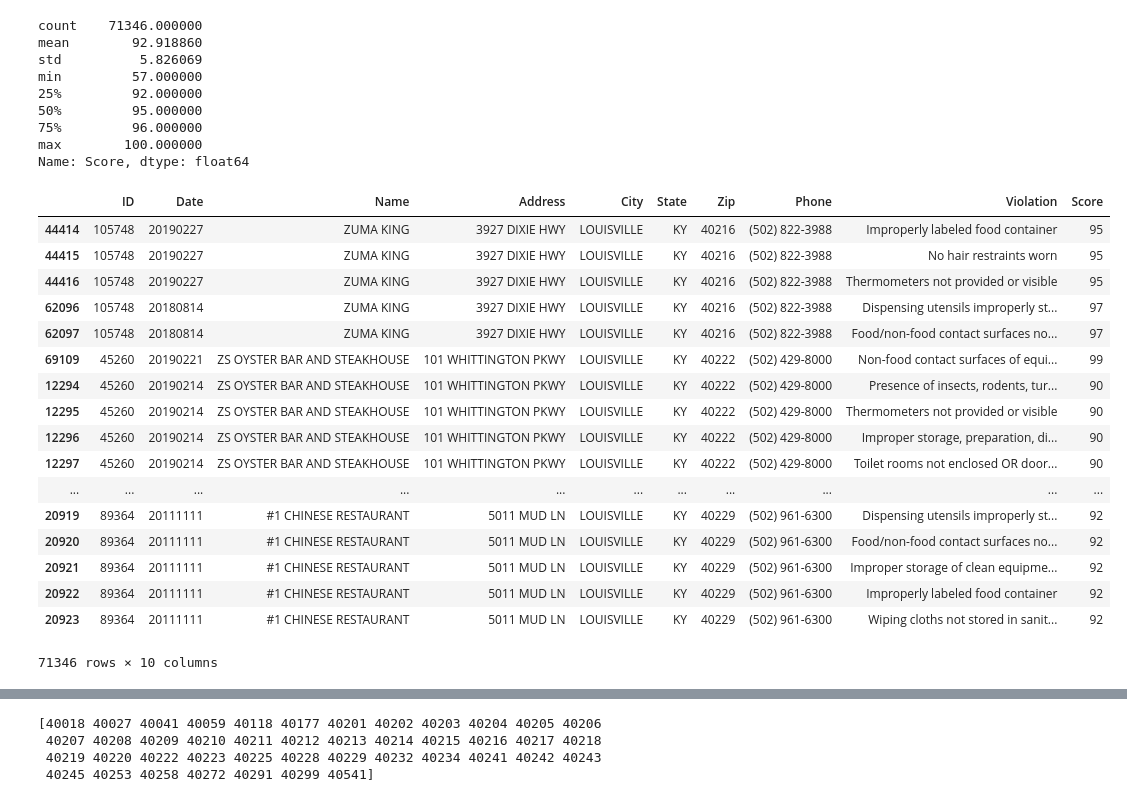
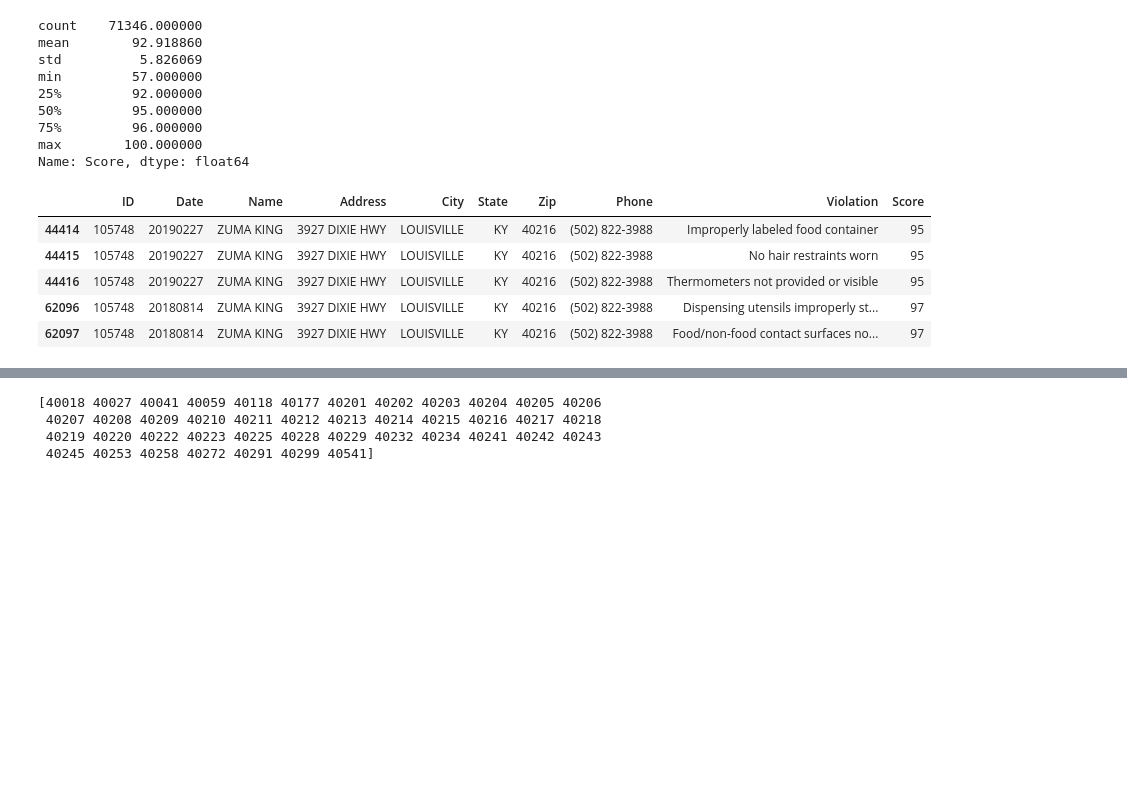
Before and after one commit to jordan-cole/Lou_Health_Inpections, a Jupyter notebook: Health Inspection Data Analysis.ipynb, the cells around one changed output, grey strips where cells are left out. Cells and saved outputs as stored; diff of their text form; code cells hidden in the pictures; blank space fills up the shorter version.

```diff
--- a/Health Inspection Data Analysis.ipynb
+++ b/Health Inspection Data Analysis.ipynb
@@ -144,23 +155,11 @@ max        100.000000
 Name: Score, dtype: float64
 # %%
 df = df.sort_values(by=['Name','Date'], ascending=False)
-df
+df.head()
 # %% [output]
 |  | ID | Date | Name | Address | City | State | Zip | Phone | Violation | Score |
 | 44414 | 105748 | 20190227 | ZUMA KING | 3927 DIXIE HWY | LOUISVILLE | KY | 40216 | (502) 822-3988 | Improperly labeled food container | 95 |
 | 44415 | 105748 | 20190227 | ZUMA KING | 3927 DIXIE HWY | LOUISVILLE | KY | 40216 | (502) 822-3988 | No hair restraints worn | 95 |
 | 44416 | 105748 | 20190227 | ZUMA KING | 3927 DIXIE HWY | LOUISVILLE | KY | 40216 | (502) 822-3988 | Thermometers not provided or visible | 95 |
 | 62096 | 105748 | 20180814 | ZUMA KING | 3927 DIXIE HWY | LOUISVILLE | KY | 40216 | (502) 822-3988 | Dispensing utensils improperly st... | 97 |
 | 62097 | 105748 | 20180814 | ZUMA KING | 3927 DIXIE HWY | LOUISVILLE | KY | 40216 | (502) 822-3988 | Food/non-food contact surfaces no... | 97 |
-| 69109 | 45260 | 20190221 | ZS OYSTER BAR AND STEAKHOUSE | 101 WHITTINGTON PKWY | LOUISVILLE | KY | 40222 | (502) 429-8000 | Non-food contact surfaces of equi... | 99 |
-| 12294 | 45260 | 20190214 | ZS OYSTER BAR AND STEAKHOUSE | 101 WHITTINGTON PKWY | LOUISVILLE | KY | 40222 | (502) 429-8000 | Presence of insects, rodents, tur... | 90 |
-| 12295 | 45260 | 20190214 | ZS OYSTER BAR AND STEAKHOUSE | 101 WHITTINGTON PKWY | LOUISVILLE | KY | 40222 | (502) 429-8000 | Thermometers not provided or visible | 90 |
-| 12296 | 45260 | 20190214 | ZS OYSTER BAR AND STEAKHOUSE | 101 WHITTINGTON PKWY | LOUISVILLE | KY | 40222 | (502) 429-8000 | Improper storage, preparation, di... | 90 |
-| 12297 | 45260 | 20190214 | ZS OYSTER BAR AND STEAKHOUSE | 101 WHITTINGTON PKWY | LOUISVILLE | KY | 40222 | (502) 429-8000 | Toilet rooms not enclosed OR door... | 90 |
-| ... | ... | ... | ... | ... | ... | ... | ... | ... | ... | ... |
-| 20919 | 89364 | 20111111 | #1 CHINESE RESTAURANT | 5011 MUD LN | LOUISVILLE | KY | 40229 | (502) 961-6300 | Dispensing utensils improperly st... | 92 |
-| 20920 | 89364 | 20111111 | #1 CHINESE RESTAURANT | 5011 MUD LN | LOUISVILLE | KY | 40229 | (502) 961-6300 | Food/non-food contact surfaces no... | 92 |
-| 20921 | 89364 | 20111111 | #1 CHINESE RESTAURANT | 5011 MUD LN | LOUISVILLE | KY | 40229 | (502) 961-6300 | Improper storage of clean equipme... | 92 |
-| 20922 | 89364 | 20111111 | #1 CHINESE RESTAURANT | 5011 MUD LN | LOUISVILLE | KY | 40229 | (502) 961-6300 | Improperly labeled food container | 92 |
-| 20923 | 89364 | 20111111 | #1 CHINESE RESTAURANT | 5011 MUD LN | LOUISVILLE | KY | 40229 | (502) 961-6300 | Wiping cloths not stored in sanit... | 92 |
-71346 rows × 10 columns
```
Also changed, not shown: parts of 25 cells of this notebook, 2 other files.
